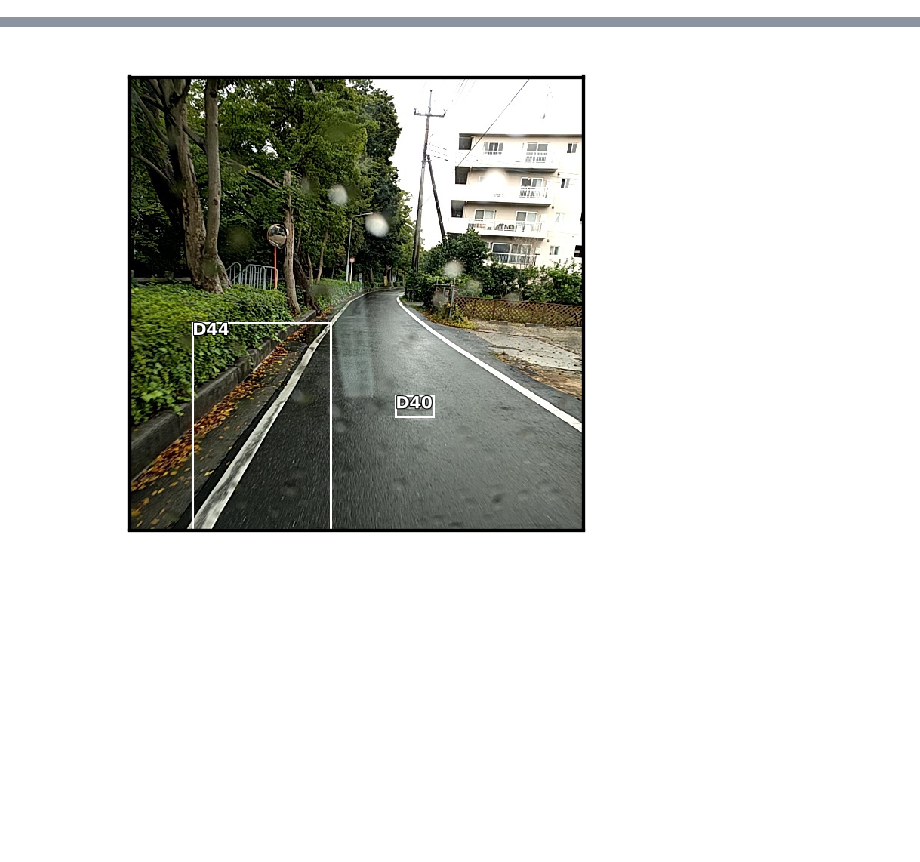
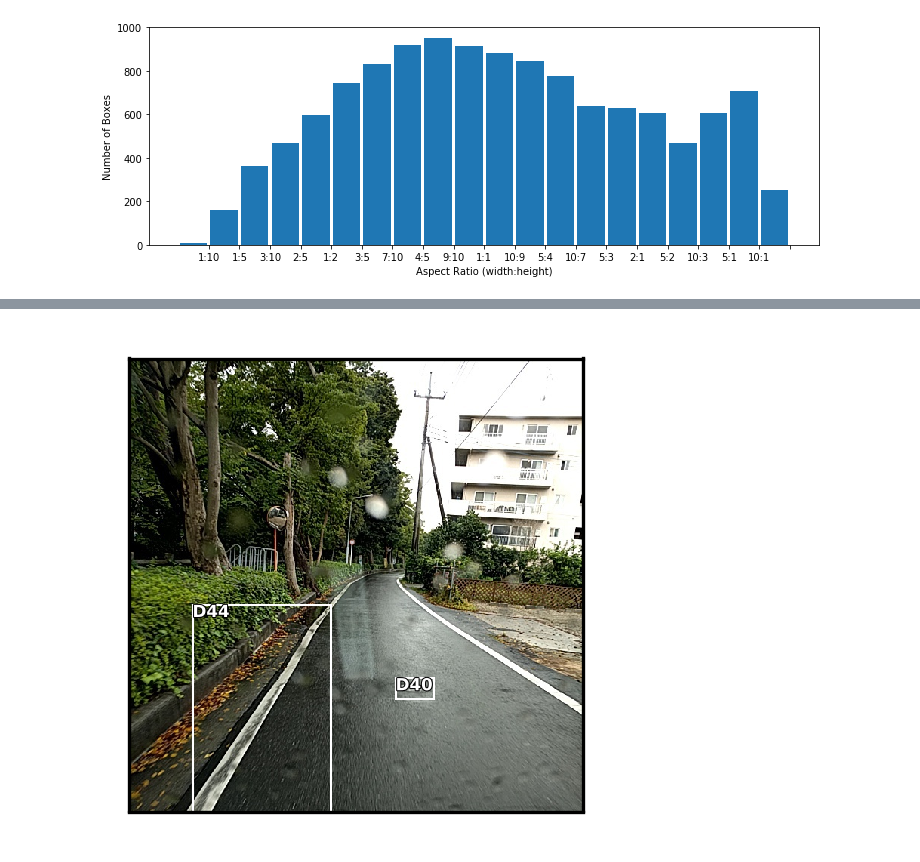
Before and after one commit to deepditch/deep.lib, a Jupyter notebook: RoadDamageData.ipynb, the cells around one changed output, grey strips where cells are left out. Saved outputs shown, nothing was run; the diff lists cells and outputs as text; code cells hidden in the pictures; blank space fills up the shorter version.

```diff
--- a/RoadDamageData.ipynb
+++ b/RoadDamageData.ipynb
@@ -59,0 +161,13 @@ df.to_csv(DATA_PATH/'data.csv')
+# %%
+# labels = ["", "[0,32)", "[32,64)", "[64,128)", "[128,256)", "[256,512)", "[512,600]"]
+y_pos = np.arange(len(hist))
+fig, ax = plt.subplots(figsize=(12, 4))
+ax.bar(y_pos, hist, .9)
+ax.set_xticks(y_pos + (1 / 2))
+ax.set_xticklabels(labels, minor=False)
+ax.set_ylabel('Number of Boxes')
+ax.set_xlabel('Aspect Ratio (width:height)')
+# ax.set_title('Bounding box aspect ratio distribution')
+fig.savefig('ratios.png')
+# %% [output]
+[figure, added]
```
Also changed, not shown: parts of 7 cells of this notebook, 12 other files.
